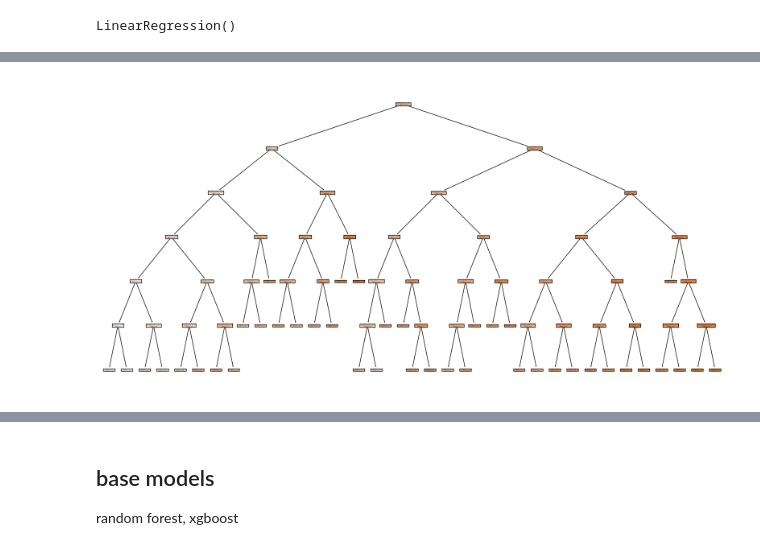
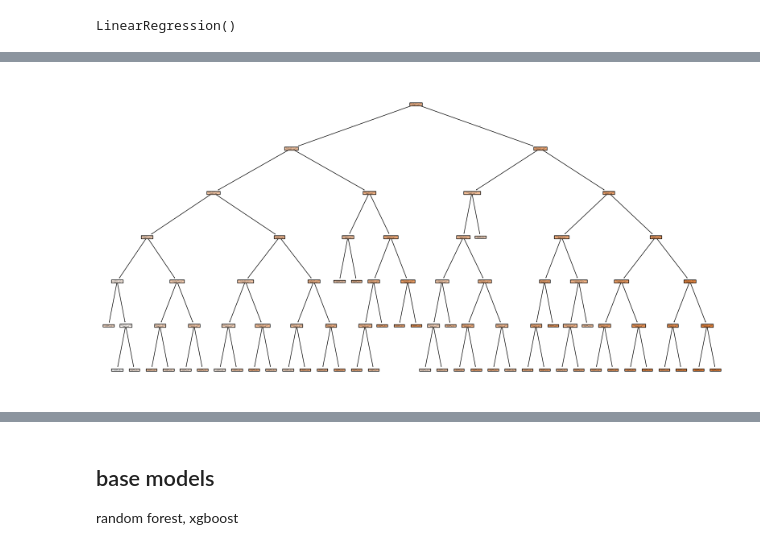
Before and after one commit to abinash128648/tmdb-box-office-prediction, a Jupyter notebook: movie-revenue-predicton.ipynb, the cells around one changed output, grey strips where cells are left out. Cells and saved outputs as stored; diff of their text form; code cells hidden in the pictures.

```diff
--- a/movie-revenue-predicton.ipynb
+++ b/movie-revenue-predicton.ipynb
@@ -764,6 +764,17 @@ df.head()
 df['budget_popularity'] = df['log_budget'] * df['log_popularity']
 df['collection_popularity'] = df['has_collection'] * df['log_popularity']
 df['company_director'] = df['log_company_score'] * df['log_director_score']
+df['budget_director'] = df['log_budget'] * df['log_director_score']
+df['budget_cast'] = df['log_budget'] * df['sqrt_cast_score']
+
+df['popularity_season'] = df['log_popularity'] * df['is_peak_season']
+
+df['age_popularity'] = df['movie_age_log'] * df['log_popularity']
+df['budget_collection'] = df['log_budget'] * df['has_collection']
+df['runtime_keywords'] = df['runtime_log'] * df['log_keyword_score']
+# %%
+df['budget_per_company'] = df['log_budget'] / (df['log_company_score'] + 1)
+df['words_per_char'] = df['log_overview_word_count'] / (df['log_overview_length'] + 1)
 # %%
 df.skew()
 # %% [output]
@@ -887,5 +901,5 @@ plt.show()
 # %%
-top_features = feature_importance['Feature'].head(5)
+top_features = feature_importance['Feature'].head(10)
 # %%
 for feature in top_features:
     plt.figure()
@@ -945,7 +965,7 @@ print(scores.mean())
 # %%
 from sklearn.ensemble import RandomForestRegressor
 
-model = RandomForestRegressor( n_estimators=300,
+model = RandomForestRegressor( n_estimators=500,
     max_depth=6,
     min_samples_split=16,
     min_samples_leaf=12,
@@ -977,12 +997,11 @@ R² Score: 0.5706954682164842
 # %%
 # pick one tree
 tree = model.estimators_[0]
-
 plt.figure(figsize=(20,10))
-plot_tree(tree, feature_names=X.columns, filled=True)
+plot_tree(tree, feature_names=X_scaled.columns, filled=True)
 plt.show()
 # %% [output]
-[figure, old version]
+[figure, new version]
 # %%
 # Get importance
 importances = model.feature_importances_
```
Also changed, not shown: parts of 42 cells of this notebook.
